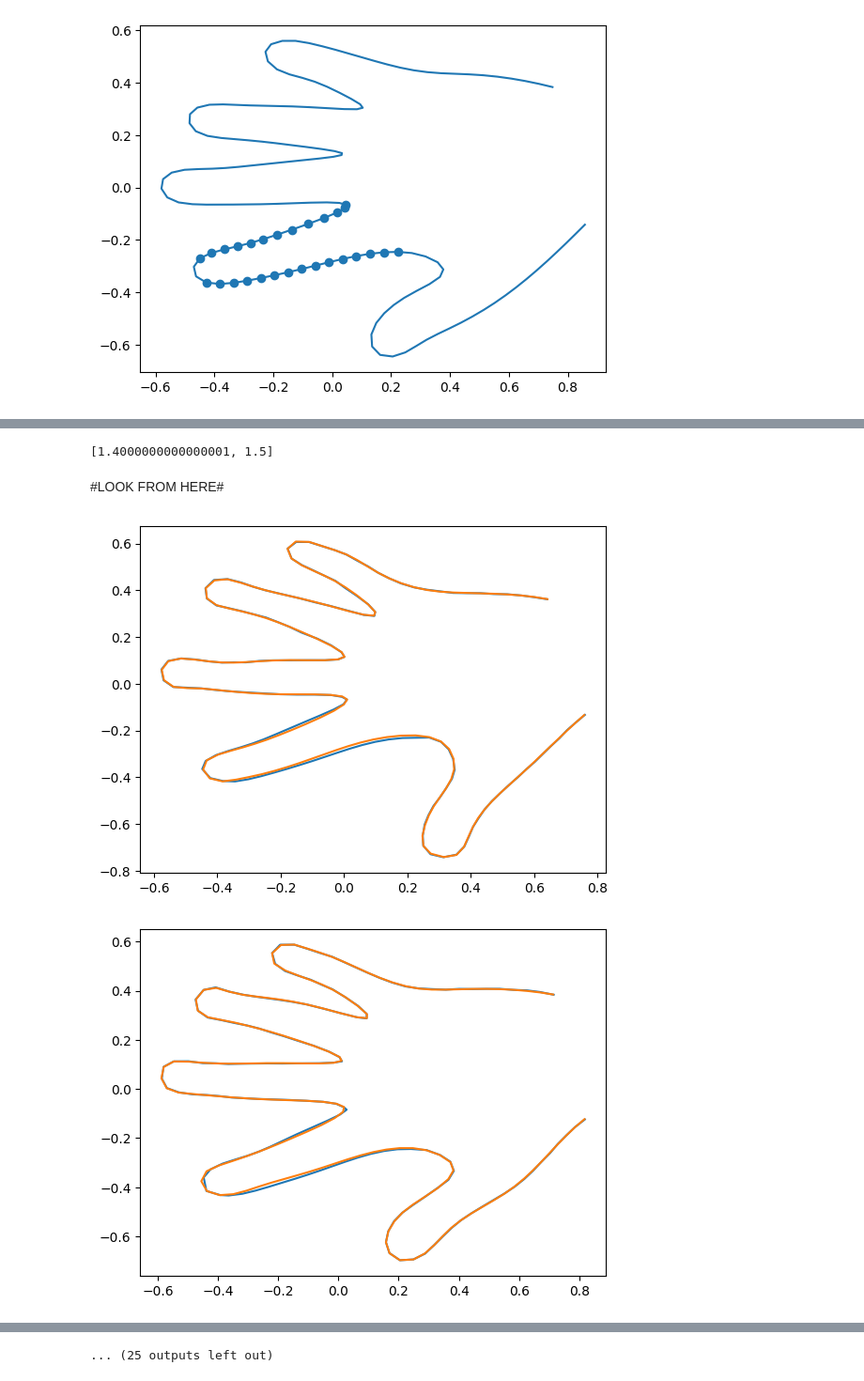
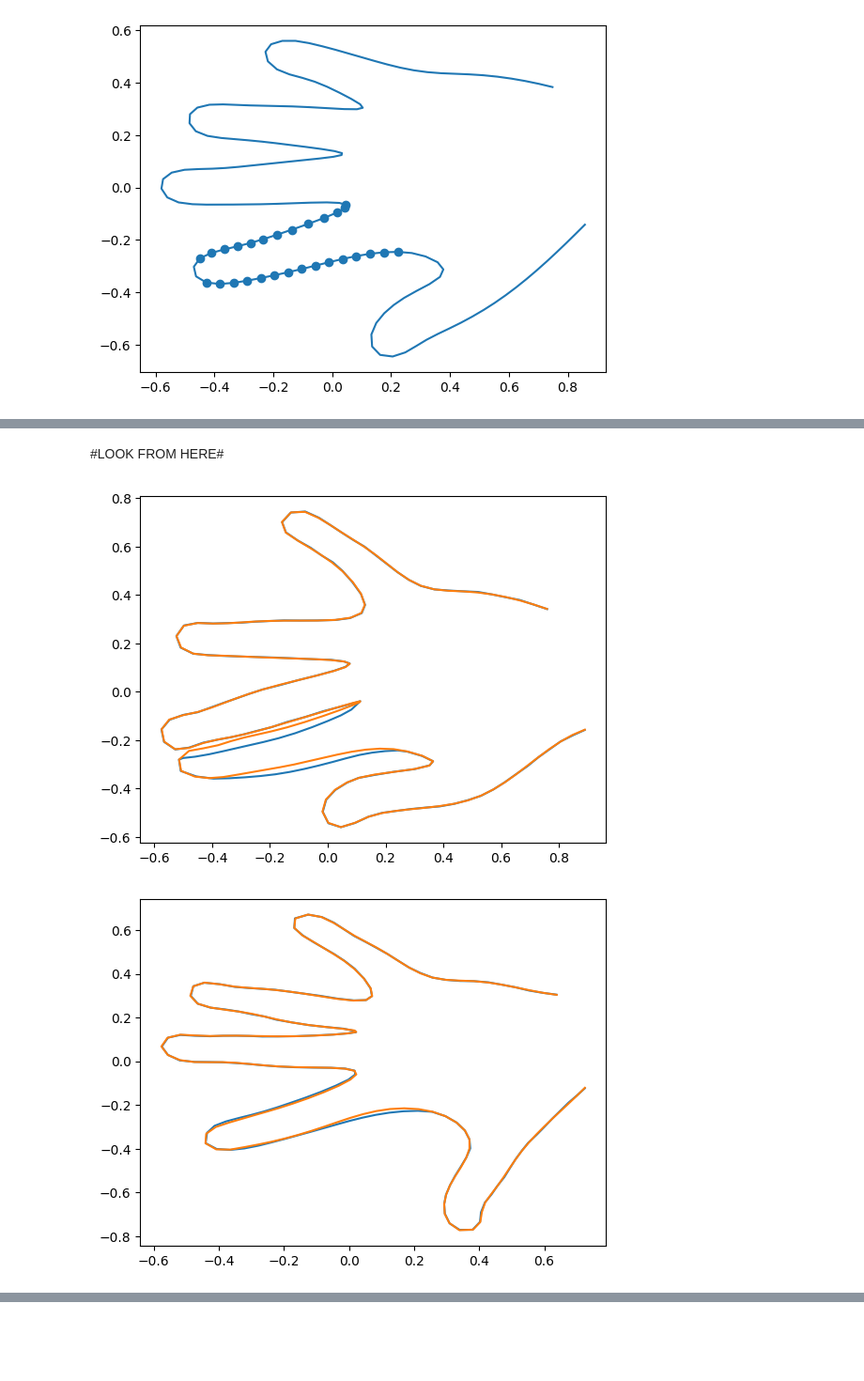
Before and after one commit to Salahidine2002/Statistical_shape_modeling, a Jupyter notebook: Statistical Analysis/Hands_reconstruction/Gaussian_process_hands.ipynb, the cells around one changed output, grey strips where cells are left out. Shown at 94% size. Drawn from its saved outputs; the diff is of its cells as text; code cells hidden in the pictures; blank space fills up the shorter version.

```diff
--- a/Statistical Analysis/Hands_reconstruction/Gaussian_process_hands.ipynb
+++ b/Statistical Analysis/Hands_reconstruction/Gaussian_process_hands.ipynb
@@ -277,7 +258,5 @@ for l in Lenght_range :
-# %%
-p
-# %% [output]
-[1.4000000000000001, 1.5]
+# %%
+p = [3, 1.5]
 # %% [markdown]
 #LOOK FROM HERE#
 # %%
@@ -286,39 +265,39 @@ sigma = p[1]
 #Reduced_cov = expe_cov(spatial.distance.cdist(Mean_shape, Mean_shape), s, sigma)
 
 l = 3
-n = 1.5
+n = 0.5
 
 Reduced_cov = np.zeros((Mean_shape.shape[0], Mean_shape.shape[0]))
 for i in range(len(Train_data)) :
     Reduced_cov += cov_function(unmake_xy(Train_data[i, :]), l, n)
     #Reduced_cov += expe_cov(spatial.distance.cdist(unmake_xy(Train_data[i, :]), unmake_xy(Train_data[i, :])), s, sigma)
 
 Reduced_cov /= len(Train_data)
 
 Cov_matrix = np.zeros((2*Reduced_cov.shape[0], 2*Reduced_cov.shape[0]))
 
 for i in range(Reduced_cov.shape[0]):
     for j in range(Reduced_cov.shape[0]) :
         Cov_matrix[2*i:2*i+2, 2*j:2*j+2] = Reduced_cov[i, j]*np.eye(2)
 
 Noised_train_data = Train_data + np.random.normal(0, 0.001, Train_data.shape)
 Noised_test_data = Test_data + np.random.normal(0, 0.001, Test_data.shape)
-for i in range(len(Train_data)) :
+for i in range(len(Test_data)) :
 
     Sample_id = i
-    observed_points = Noised_train_data[Sample_id, Indexes==1]
+    observed_points = Noised_test_data[Sample_id, Indexes==1]
 
     Kxy = Cov_matrix[Indexes==0, :][:, Indexes==1]
     Kyy = Cov_matrix[Indexes==1, :][:, Indexes==1]
 
     Predicted_points = Kxy@np.linalg.inv(Kyy)@observed_points
 
     Zipped_data = np.zeros(mean_hand.shape)
     Zipped_data[Indexes==0] = Predicted_points
     Zipped_data[Indexes==1] = observed_points
     Zipped_data += mean_hand
 
-    plot_hand([unmake_xy(Zipped_data), unmake_xy(Train_data[Sample_id]+mean_hand)])
+    plot_hand([unmake_xy(Zipped_data), unmake_xy(Test_data[Sample_id]+mean_hand)])
 # %% [output]
-[figure, old version]
+[figure, new version]
-[figure, old version]
+[figure, new version]
@@ -335 +304,0 @@ for i in range(len(Train_data)) :
-... (25 outputs left out)
```
Also changed, not shown: parts of 7 cells of this notebook, 3 other files.
